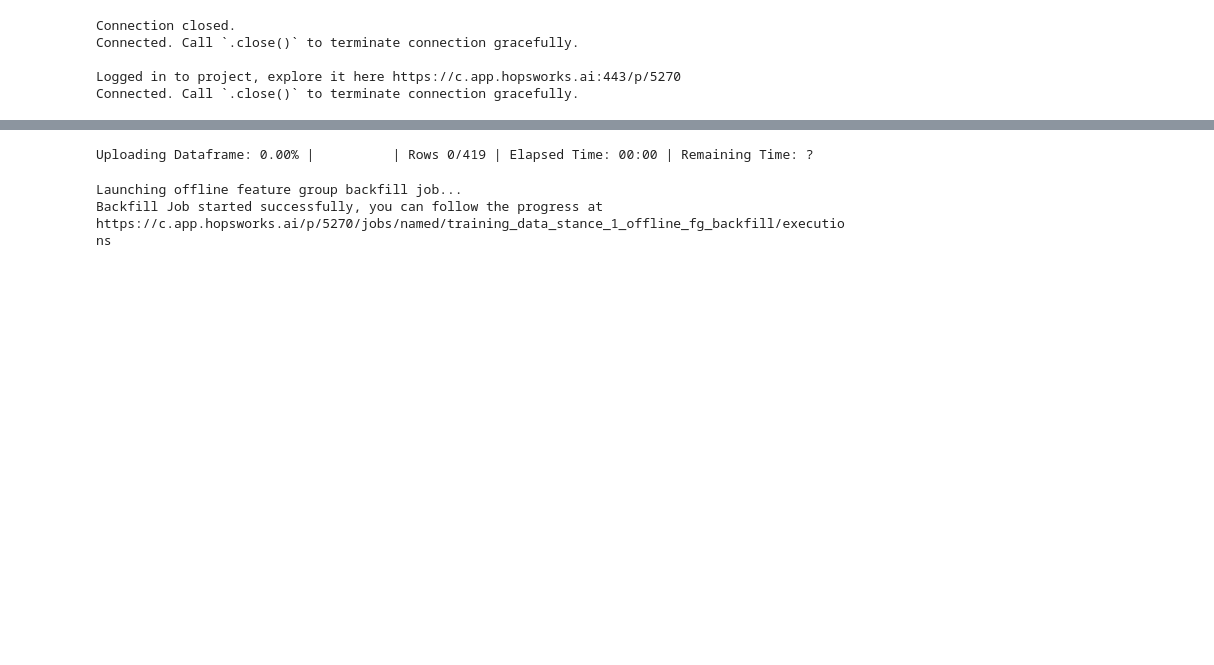
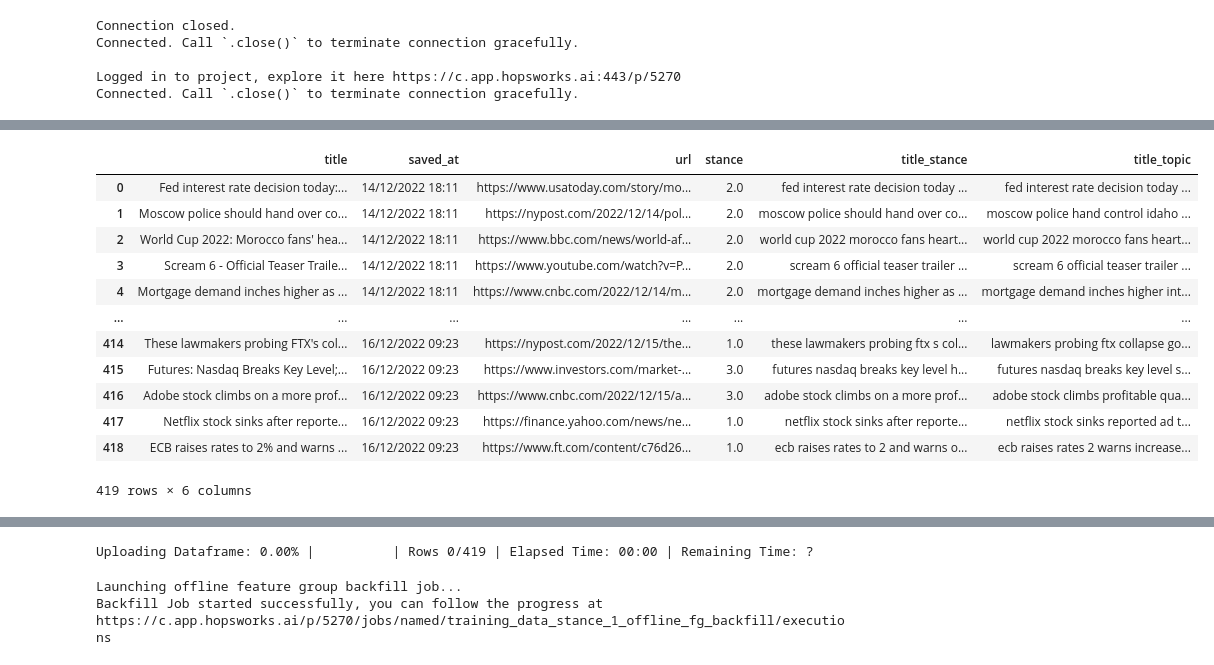
Before and after one commit to renesteeman/ScalableStance, a Jupyter notebook: Pipeline/UploadTrainingData.ipynb, the cells around one changed output, grey strips where cells are left out. Saved outputs shown, nothing was run; the diff lists cells and outputs as text; code cells hidden in the pictures; blank space fills up the shorter version.

```diff
--- a/Pipeline/UploadTrainingData.ipynb
+++ b/Pipeline/UploadTrainingData.ipynb
@@ -31,3 +33,21 @@ data
 | 417 | Netflix stock sinks after reporte... | 16/12/2022 09:23 | https://finance.yahoo.com/news/ne... | 1.0 |
 | 418 | ECB raises rates to 2% and warns ... | 16/12/2022 09:23 | https://www.ft.com/content/c76d26... | 1.0 |
 419 rows × 4 columns
+# %%
+# Pre-process
+data = CleanInputFunction.clean_input(data)
+display(data)
+# %% [output]
+|  | title | saved_at | url | stance | title_stance | title_topic |
+| 0 | Fed interest rate decision today:... | 14/12/2022 18:11 | https://www.usatoday.com/story/mo... | 2.0 | fed interest rate decision today ... | fed interest rate decision today ... |
+| 1 | Moscow police should hand over co... | 14/12/2022 18:11 | https://nypost.com/2022/12/14/pol... | 2.0 | moscow police should hand over co... | moscow police hand control idaho ... |
+| 2 | World Cup 2022: Morocco fans' hea... | 14/12/2022 18:11 | https://www.bbc.com/news/world-af... | 2.0 | world cup 2022 morocco fans heart... | world cup 2022 morocco fans heart... |
+| 3 | Scream 6 - Official Teaser Traile... | 14/12/2022 18:11 | https://www.youtube.com/watch?v=P... | 2.0 | scream 6 official teaser trailer ... | scream 6 official teaser trailer ... |
+| 4 | Mortgage demand inches higher as ... | 14/12/2022 18:11 | https://www.cnbc.com/2022/12/14/m... | 2.0 | mortgage demand inches higher as ... | mortgage demand inches higher int... |
+| ... | ... | ... | ... | ... | ... | ... |
+| 414 | These lawmakers probing FTX's col... | 16/12/2022 09:23 | https://nypost.com/2022/12/15/the... | 1.0 | these lawmakers probing ftx s col... | lawmakers probing ftx collapse go... |
+| 415 | Futures: Nasdaq Breaks Key Level;... | 16/12/2022 09:23 | https://www.investors.com/market-... | 3.0 | futures nasdaq breaks key level h... | futures nasdaq breaks key level s... |
+| 416 | Adobe stock climbs on a more prof... | 16/12/2022 09:23 | https://www.cnbc.com/2022/12/15/a... | 3.0 | adobe stock climbs on a more prof... | adobe stock climbs profitable qua... |
+| 417 | Netflix stock sinks after reporte... | 16/12/2022 09:23 | https://finance.yahoo.com/news/ne... | 1.0 | netflix stock sinks after reporte... | netflix stock sinks reported ad t... |
+| 418 | ECB raises rates to 2% and warns ... | 16/12/2022 09:23 | https://www.ft.com/content/c76d26... | 1.0 | ecb raises rates to 2 and warns o... | ecb raises rates 2 warns increase... |
+419 rows × 6 columns
```
Also changed, not shown: parts of 3 cells of this notebook, 10 other files.
